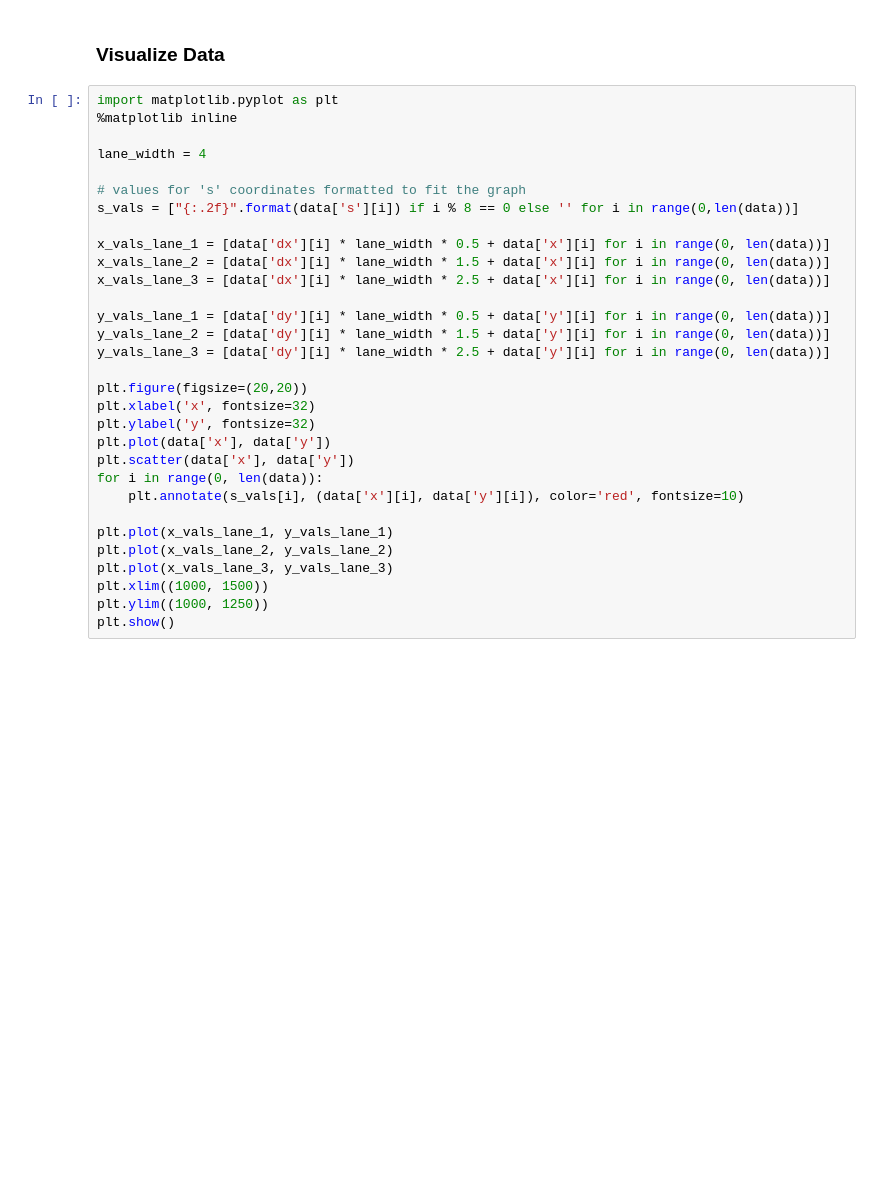
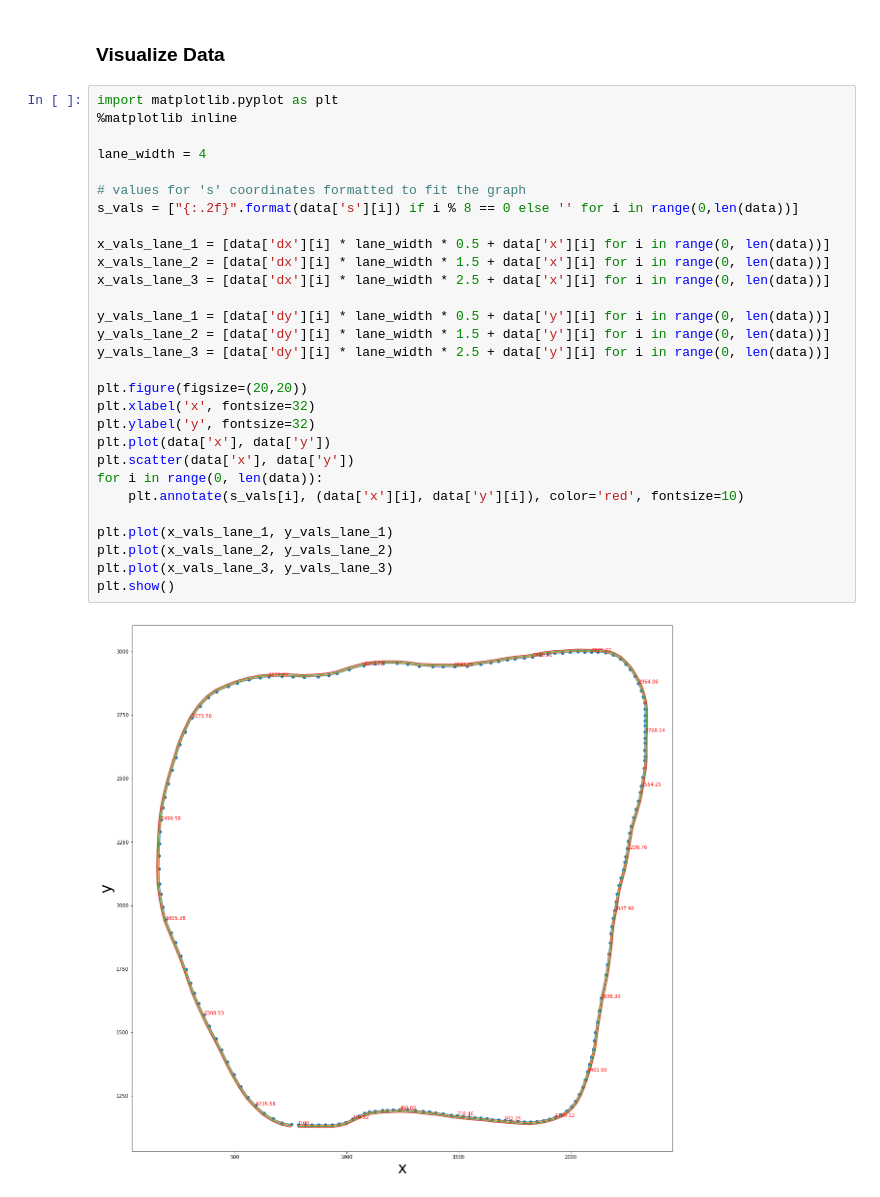
Before and after one commit to ser94mor/path-planning, a Jupyter notebook: Highway_Map_Visualization.ipynb, the cells around one changed output. Cells and saved outputs as stored; diff of their text form; blank space fills up the shorter version.

```diff
--- a/Highway_Map_Visualization.ipynb
+++ b/Highway_Map_Visualization.ipynb
@@ -15,31 +22,31 @@ print(data.head())
 # %%
 import matplotlib.pyplot as plt
 %matplotlib inline
 
 lane_width = 4
 
 # values for 's' coordinates formatted to fit the graph
 s_vals = ["{:.2f}".format(data['s'][i]) if i % 8 == 0 else '' for i in range(0,len(data))]
 
 x_vals_lane_1 = [data['dx'][i] * lane_width * 0.5 + data['x'][i] for i in range(0, len(data))]
 x_vals_lane_2 = [data['dx'][i] * lane_width * 1.5 + data['x'][i] for i in range(0, len(data))]
 x_vals_lane_3 = [data['dx'][i] * lane_width * 2.5 + data['x'][i] for i in range(0, len(data))]
 
 y_vals_lane_1 = [data['dy'][i] * lane_width * 0.5 + data['y'][i] for i in range(0, len(data))]
 y_vals_lane_2 = [data['dy'][i] * lane_width * 1.5 + data['y'][i] for i in range(0, len(data))]
 y_vals_lane_3 = [data['dy'][i] * lane_width * 2.5 + data['y'][i] for i in range(0, len(data))]
 
 plt.figure(figsize=(20,20))
 plt.xlabel('x', fontsize=32)
 plt.ylabel('y', fontsize=32)
 plt.plot(data['x'], data['y'])
 plt.scatter(data['x'], data['y'])
 for i in range(0, len(data)):
     plt.annotate(s_vals[i], (data['x'][i], data['y'][i]), color='red', fontsize=10)
 
 plt.plot(x_vals_lane_1, y_vals_lane_1)
 plt.plot(x_vals_lane_2, y_vals_lane_2)
 plt.plot(x_vals_lane_3, y_vals_lane_3)
-plt.xlim((1000, 1500))
-plt.ylim((1000, 1250))
 plt.show()
+# %% [output]
+[figure, added]
```
Also changed, not shown: parts of 1 cell of this notebook, 30 other files.
